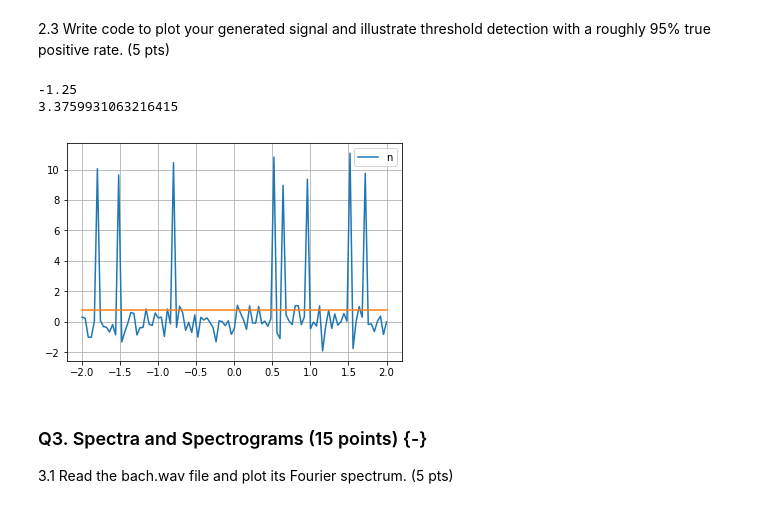
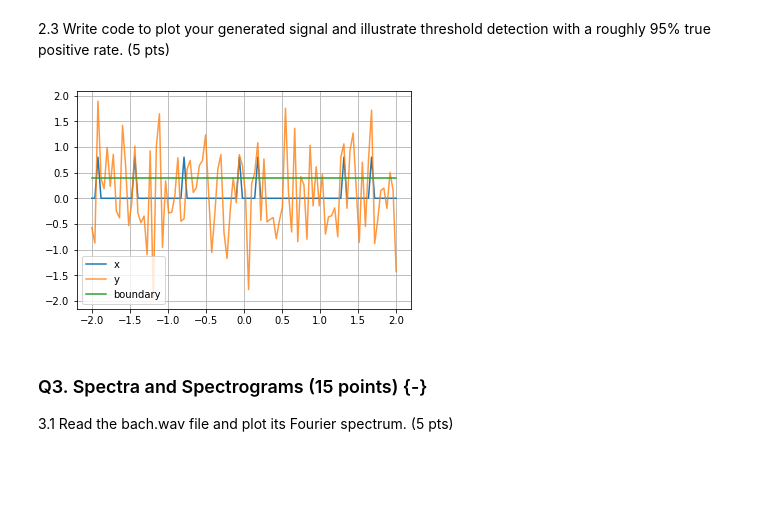
Before and after one commit to brennanmcfarland/computational-perception-class, a Jupyter notebook: CP-A1-bfm21.ipynb, the cells around one changed output. Drawn from its saved outputs; the diff is of its cells as text; code cells hidden in the pictures; blank space fills up the shorter version.

```diff
--- a/CP-A1-bfm21.ipynb
+++ b/CP-A1-bfm21.ipynb
@@ -155,7 +155,7 @@ Now assume your signals are time-varying: $y(t) = x(t) + n(t)$.  Assume again Ga
 # %%
 # domain: the x axis of the signal
 # lamb: lambda parameter of the exponential distribution
-def poisson_point_process(domain, lamb):
+def poisson_point_process(domain, lamb, amplitude):
     # get intervals between signal by sampling from exponential distribution
     # and sample the signal at each of those points from the gaussian
     steps = domain.shape[0]
@@ -166,15 +166,12 @@ def poisson_point_process(domain, lamb):
         if step >= steps:
             return codomain
         else:
-            # TODO: ask in class if signal is supposed to be constant or Gaussian, here we're just setting it to a constant
-            # he said constant
-            codomain[step] = 10 # TODO: I also set this to 2 arbitrarily
+            codomain[step] = amplitude # the amplitude of the signal isn't important
 
 
 def poisson_signal(lamb):
     return lambda a: poisson_point_process(a, lamb)
 
-
 def noisy_poisson_signal(lamb, mu_n, sigma_squared_n):
     return lambda a: poisson_point_process(a, lamb) + np.random.normal(mu_n, sigma_squared_n**.5, a.shape)
 # %% [markdown]
@@ -184,22 +193,19 @@ same as q1 sheet, but can simplify more (see scratch paper)
 # %% [markdown]
 2.3 Write code to plot your generated signal and illustrate threshold detection with a roughly 95% true positive rate. (5 pts)
-# %%
-noise_variance = .5
-plot_function(noisy_poisson_signal(.1, noise_mean, noise_variance), min=-2, max=2, label='n')
-
-a = -1/(sig_variance + noise_variance) + 1/noise_variance
-b = 2 * (sig_mean + noise_mean) / (sig_variance + noise_variance)
-c = -sig_mean**2 /(sig_variance + noise_variance) + math.log(noise_variance/(sig_variance + noise_variance))#-noise_variance * sig_mean**2 * (1 + math.log((sig_variance+noise_variance)/sig_variance)) #(sig_variance + noise_variance)*noise_variance*math.log((sig_variance+noise_variance)/sig_variance)
-
-print(-b)
-print(sqrt(b**2-4*a*c))
-boundary = (-b + sqrt(b**2-4*a*c))/(2*a)
-plt.plot(np.linspace(-2, 2, 100), [boundary for _ in range(100)])
-show_graph()
-# %% [output]
--1.25
-3.3759931063216415
-[figure, removed]
+# %%
+noise_variance = .5
+lamb = .1
+sig_mean = .8
+poisson_signal = poisson_point_process(np.linspace(-2, 2, 100), lamb, sig_mean)
+noisy_poisson_signal = np.add(poisson_signal, np.random.normal(noise_mean, noise_variance**.5, poisson_signal.shape))
+plt.plot(np.linspace(-2, 2, 100), poisson_signal, label='x')
+plt.plot(np.linspace(-2, 2, 100), noisy_poisson_signal, label='y', alpha=.8)
+
+boundary = sig_mean / 2
+plt.plot(np.linspace(-2, 2, 100), [boundary for _ in range(100)], label='boundary')
+show_graph()
+# %% [output]
+[figure, added]
 # %% [markdown]
 ### Q3. Spectra and Spectrograms (15 points) {-}
 
```
Also changed, not shown: parts of 9 cells of this notebook.
